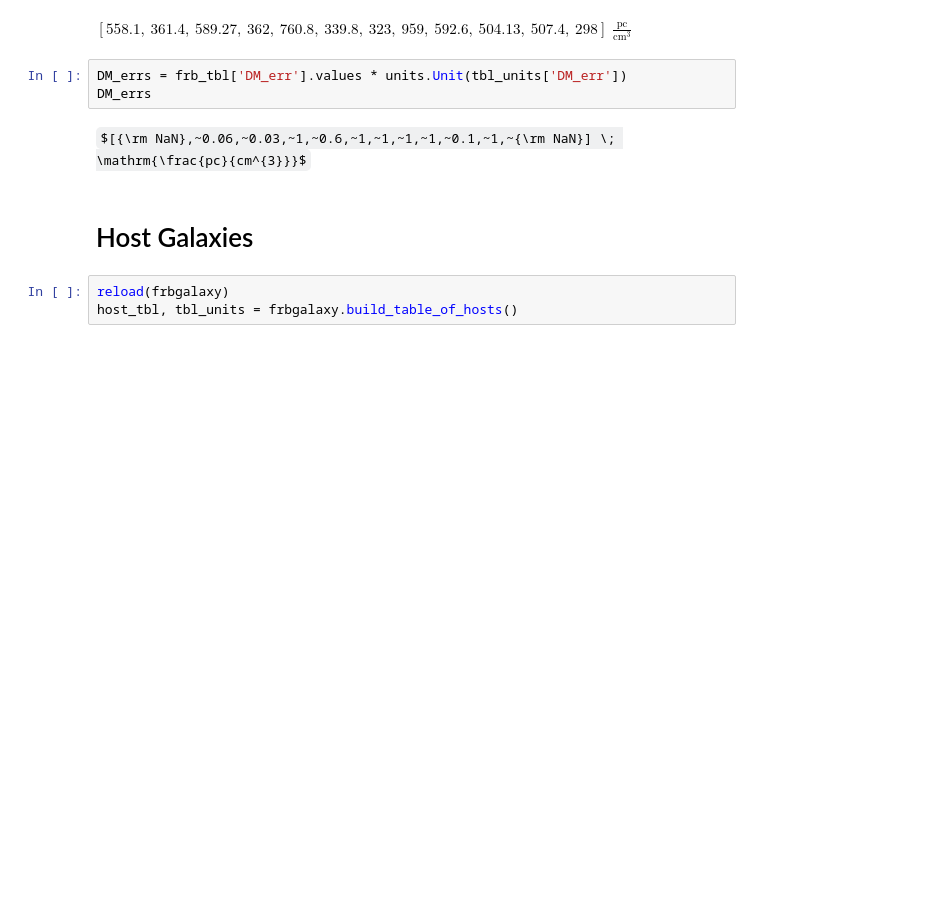
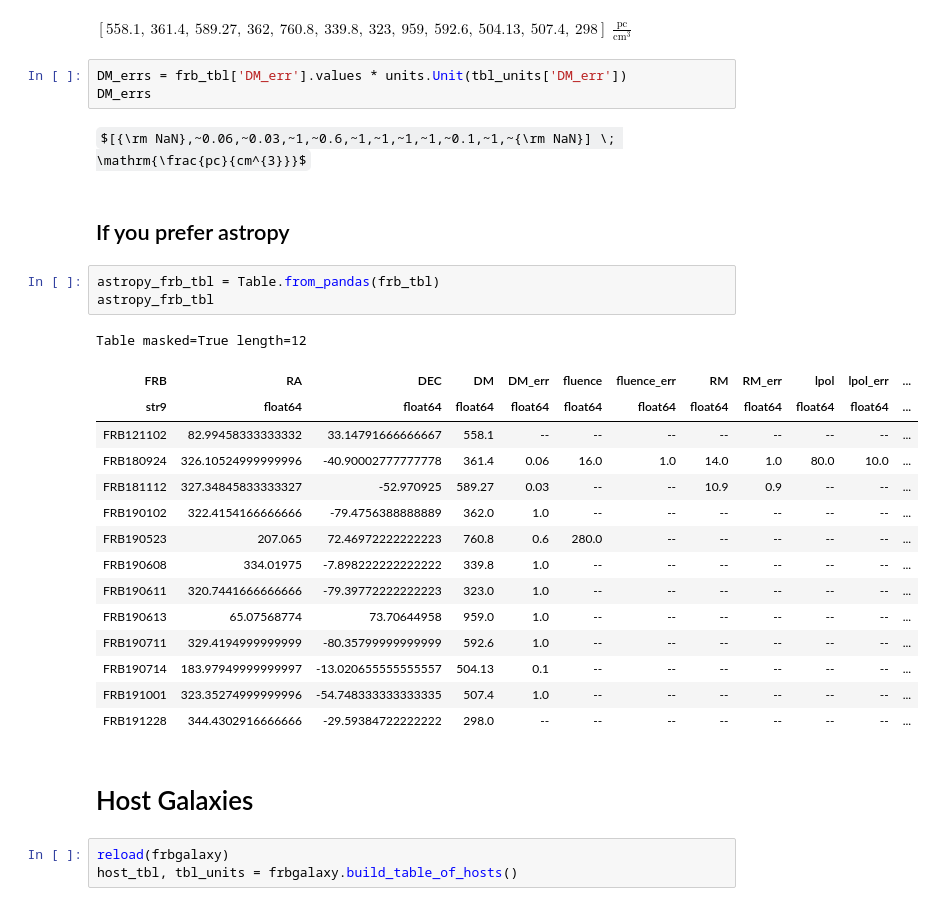
Before and after one commit to FRBs/FRB, a Jupyter notebook: docs/nb/Database.ipynb, the cells around one changed output. Drawn from its saved outputs; the diff is of its cells as text; some formulas as TeX source; blank space fills up the shorter version.

Commit message:
astropy

```diff
--- a/docs/nb/Database.ipynb
+++ b/docs/nb/Database.ipynb
@@ -60,6 +62,27 @@ DM_errs = frb_tbl['DM_err'].values * units.Unit(tbl_units['DM_err'])
 DM_errs
 # %% [output]
 $[{\rm NaN},~0.06,~0.03,~1,~0.6,~1,~1,~1,~1,~0.1,~1,~{\rm NaN}] \; \mathrm{\frac{pc}{cm^{3}}}$
+# %% [markdown]
+## If you prefer astropy
+# %%
+astropy_frb_tbl = Table.from_pandas(frb_tbl)
+astropy_frb_tbl
+# %% [output]
+Table masked=True length=12
+| FRB | RA | DEC | DM | DM_err | fluence | fluence_err | RM | RM_err | lpol | lpol_err | ... |
+| str9 | float64 | float64 | float64 | float64 | float64 | float64 | float64 | float64 | float64 | float64 | ... |
+| FRB121102 | 82.99458333333332 | 33.14791666666667 | 558.1 | -- | -- | -- | -- | -- | -- | -- | ... |
+| FRB180924 | 326.10524999999996 | -40.90002777777778 | 361.4 | 0.06 | 16.0 | 1.0 | 14.0 | 1.0 | 80.0 | 10.0 | ... |
+| FRB181112 | 327.34845833333327 | -52.970925 | 589.27 | 0.03 | -- | -- | 10.9 | 0.9 | -- | -- | ... |
+| FRB190102 | 322.4154166666666 | -79.4756388888889 | 362.0 | 1.0 | -- | -- | -- | -- | -- | -- | ... |
+| FRB190523 | 207.065 | 72.46972222222223 | 760.8 | 0.6 | 280.0 | -- | -- | -- | -- | -- | ... |
+| FRB190608 | 334.01975 | -7.898222222222222 | 339.8 | 1.0 | -- | -- | -- | -- | -- | -- | ... |
+| FRB190611 | 320.7441666666666 | -79.39772222222223 | 323.0 | 1.0 | -- | -- | -- | -- | -- | -- | ... |
+| FRB190613 | 65.07568774 | 73.70644958 | 959.0 | 1.0 | -- | -- | -- | -- | -- | -- | ... |
+| FRB190711 | 329.4194999999999 | -80.35799999999999 | 592.6 | 1.0 | -- | -- | -- | -- | -- | -- | ... |
+| FRB190714 | 183.97949999999997 | -13.020655555555557 | 504.13 | 0.1 | -- | -- | -- | -- | -- | -- | ... |
+| FRB191001 | 323.35274999999996 | -54.748333333333335 | 507.4 | 1.0 | -- | -- | -- | -- | -- | -- | ... |
+| FRB191228 | 344.4302916666666 | -29.59384722222222 | 298.0 | -- | -- | -- | -- | -- | -- | -- | ... |
 # %% [markdown]
 # Host Galaxies
 # %%
```
Also changed, not shown: parts of 10 cells of this notebook, 1 other file.
